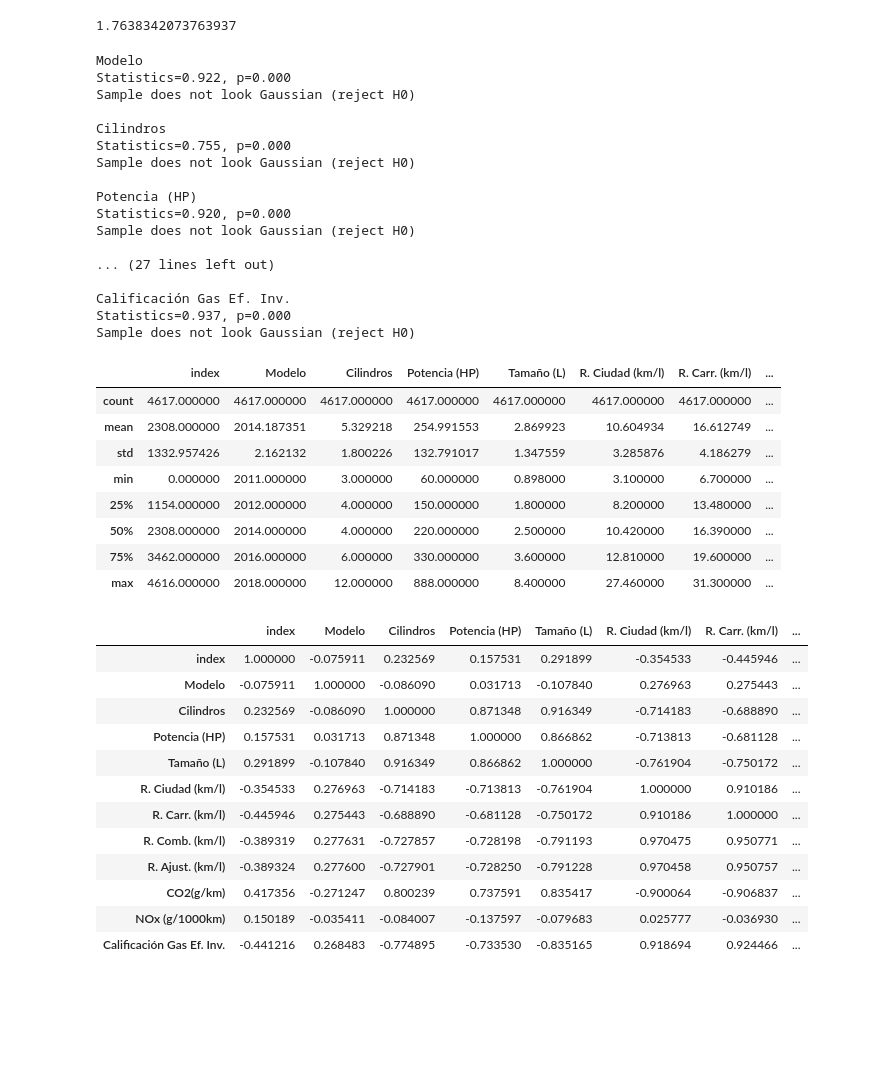
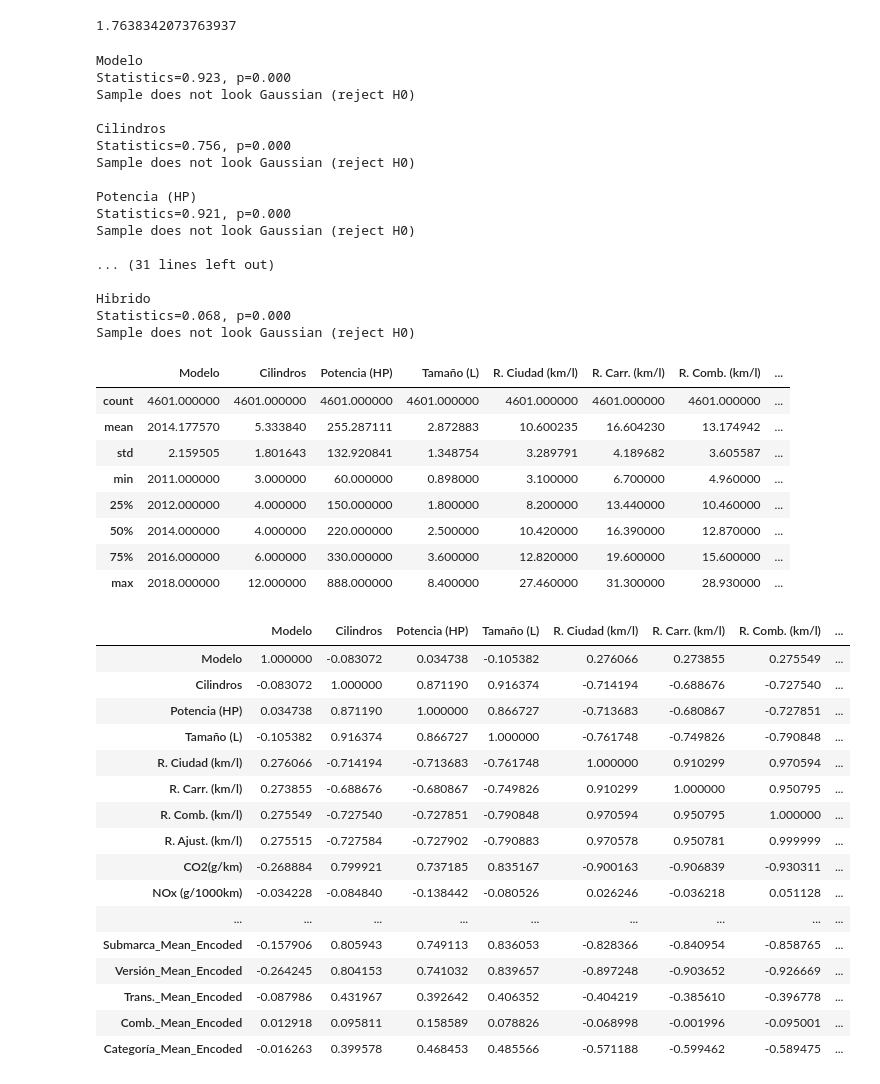
Before and after one commit to luisfelipe100/Aprendizaje_Automatico, a Jupyter notebook: Tareas/Tarea3.ipynb, the cells around one changed output. Saved outputs shown, nothing was run; the diff lists cells and outputs as text; code cells hidden in the pictures; blank space fills up the shorter version.

```diff
--- a/Tareas/Tarea3.ipynb
+++ b/Tareas/Tarea3.ipynb
@@ -96,8 +96,7 @@ import pandas as pd
 import numpy as np
 df = pd.read_csv('datos.csv')
 df_numeric = df.select_dtypes(include=np.number)
-df_num = df_numeric.drop(columns=['index'])
-df_num = df_num.apply(pd.to_numeric)
+df_num = df_numeric.apply(pd.to_numeric)
 
 
 # Shapiro-Wilk Test
@@ -120,21 +119,21 @@ for columna in df_num:
 # Se llega a la conclusión de que ninguna de las variables presenta normalidad, por lo que todas las variables son no paramétricas.
 # %% [output]
 Modelo
-Statistics=0.922, p=0.000
+Statistics=0.923, p=0.000
 Sample does not look Gaussian (reject H0)
 
 Cilindros
-Statistics=0.755, p=0.000
+Statistics=0.756, p=0.000
 Sample does not look Gaussian (reject H0)
 
 Potencia (HP)
-Statistics=0.920, p=0.000
+Statistics=0.921, p=0.000
 Sample does not look Gaussian (reject H0)
 
-... (27 lines left out)
+... (31 lines left out)
 
-Calificación Gas Ef. Inv.
-Statistics=0.937, p=0.000
+Hibrido
+Statistics=0.068, p=0.000
 Sample does not look Gaussian (reject H0)
 # %%
 #############
@@ -142,35 +141,39 @@ Sample does not look Gaussian (reject H0)
 #############
 
 # Calcula estadísticos descriptivos básicos para tus datos.
-
-df.describe()
+df_proc = pd.read_csv('datos_proc2.csv')
+df_proc.describe()
 # %% [output]
-|  | index | Modelo | Cilindros | Potencia (HP) | Tamaño (L) | R. Ciudad (km/l) | R. Carr. (km/l) | ... |
-| count | 4617.000000 | 4617.000000 | 4617.000000 | 4617.000000 | 4617.000000 | 4617.000000 | 4617.000000 | ... |
-| mean | 2308.000000 | 2014.187351 | 5.329218 | 254.991553 | 2.869923 | 10.604934 | 16.612749 | ... |
-| std | 1332.957426 | 2.162132 | 1.800226 | 132.791017 | 1.347559 | 3.285876 | 4.186279 | ... |
-| min | 0.000000 | 2011.000000 | 3.000000 | 60.000000 | 0.898000 | 3.100000 | 6.700000 | ... |
-| 25% | 1154.000000 | 2012.000000 | 4.000000 | 150.000000 | 1.800000 | 8.200000 | 13.480000 | ... |
-| 50% | 2308.000000 | 2014.000000 | 4.000000 | 220.000000 | 2.500000 | 10.420000 | 16.390000 | ... |
-| 75% | 3462.000000 | 2016.000000 | 6.000000 | 330.000000 | 3.600000 | 12.810000 | 19.600000 | ... |
-| max | 4616.000000 | 2018.000000 | 12.000000 | 888.000000 | 8.400000 | 27.460000 | 31.300000 | ... |
+|  | Modelo | Cilindros | Potencia (HP) | Tamaño (L) | R. Ciudad (km/l) | R. Carr. (km/l) | R. Comb. (km/l) | ... |
+| count | 4601.000000 | 4601.000000 | 4601.000000 | 4601.000000 | 4601.000000 | 4601.000000 | 4601.000000 | ... |
+| mean | 2014.177570 | 5.333840 | 255.287111 | 2.872883 | 10.600235 | 16.604230 | 13.174942 | ... |
+| std | 2.159505 | 1.801643 | 132.920841 | 1.348754 | 3.289791 | 4.189682 | 3.605587 | ... |
+| min | 2011.000000 | 3.000000 | 60.000000 | 0.898000 | 3.100000 | 6.700000 | 4.960000 | ... |
+| 25% | 2012.000000 | 4.000000 | 150.000000 | 1.800000 | 8.200000 | 13.440000 | 10.460000 | ... |
+| 50% | 2014.000000 | 4.000000 | 220.000000 | 2.500000 | 10.420000 | 16.390000 | 12.870000 | ... |
+| 75% | 2016.000000 | 6.000000 | 330.000000 | 3.600000 | 12.820000 | 19.600000 | 15.600000 | ... |
+| max | 2018.000000 | 12.000000 | 888.000000 | 8.400000 | 27.460000 | 31.300000 | 28.930000 | ... |
 # %%
 # Haz una matriz de correlación de tus datos y escribe algunas interpretaciones de la misma.
 
 import numpy as np
 
-df_numeric.corr()
+df_proc.corr()
 # %% [output]
-|  | index | Modelo | Cilindros | Potencia (HP) | Tamaño (L) | R. Ciudad (km/l) | R. Carr. (km/l) | ... |
-| index | 1.000000 | -0.075911 | 0.232569 | 0.157531 | 0.291899 | -0.354533 | -0.445946 | ... |
-| Modelo | -0.075911 | 1.000000 | -0.086090 | 0.031713 | -0.107840 | 0.276963 | 0.275443 | ... |
-| Cilindros | 0.232569 | -0.086090 | 1.000000 | 0.871348 | 0.916349 | -0.714183 | -0.688890 | ... |
-| Potencia (HP) | 0.157531 | 0.031713 | 0.871348 | 1.000000 | 0.866862 | -0.713813 | -0.681128 | ... |
-| Tamaño (L) | 0.291899 | -0.107840 | 0.916349 | 0.866862 | 1.000000 | -0.761904 | -0.750172 | ... |
-| R. Ciudad (km/l) | -0.354533 | 0.276963 | -0.714183 | -0.713813 | -0.761904 | 1.000000 | 0.910186 | ... |
-| R. Carr. (km/l) | -0.445946 | 0.275443 | -0.688890 | -0.681128 | -0.750172 | 0.910186 | 1.000000 | ... |
-| R. Comb. (km/l) | -0.389319 | 0.277631 | -0.727857 | -0.728198 | -0.791193 | 0.970475 | 0.950771 | ... |
-| R. Ajust. (km/l) | -0.389324 | 0.277600 | -0.727901 | -0.728250 | -0.791228 | 0.970458 | 0.950757 | ... |
-| CO2(g/km) | 0.417356 | -0.271247 | 0.800239 | 0.737591 | 0.835417 | -0.900064 | -0.906837 | ... |
-| NOx (g/1000km) | 0.150189 | -0.035411 | -0.084007 | -0.137597 | -0.079683 | 0.025777 | -0.036930 | ... |
-| Calificación Gas Ef. Inv. | -0.441216 | 0.268483 | -0.774895 | -0.733530 | -0.835165 | 0.918694 | 0.924466 | ... |
+|  | Modelo | Cilindros | Potencia (HP) | Tamaño (L) | R. Ciudad (km/l) | R. Carr. (km/l) | R. Comb. (km/l) | ... |
+| Modelo | 1.000000 | -0.083072 | 0.034738 | -0.105382 | 0.276066 | 0.273855 | 0.275549 | ... |
+| Cilindros | -0.083072 | 1.000000 | 0.871190 | 0.916374 | -0.714194 | -0.688676 | -0.727540 | ... |
+| Potencia (HP) | 0.034738 | 0.871190 | 1.000000 | 0.866727 | -0.713683 | -0.680867 | -0.727851 | ... |
+| Tamaño (L) | -0.105382 | 0.916374 | 0.866727 | 1.000000 | -0.761748 | -0.749826 | -0.790848 | ... |
+| R. Ciudad (km/l) | 0.276066 | -0.714194 | -0.713683 | -0.761748 | 1.000000 | 0.910299 | 0.970594 | ... |
+| R. Carr. (km/l) | 0.273855 | -0.688676 | -0.680867 | -0.749826 | 0.910299 | 1.000000 | 0.950795 | ... |
+| R. Comb. (km/l) | 0.275549 | -0.727540 | -0.727851 | -0.790848 | 0.970594 | 0.950795 | 1.000000 | ... |
+| R. Ajust. (km/l) | 0.275515 | -0.727584 | -0.727902 | -0.790883 | 0.970578 | 0.950781 | 0.999999 | ... |
+| CO2(g/km) | -0.268884 | 0.799921 | 0.737185 | 0.835167 | -0.900163 | -0.906839 | -0.930311 | ... |
+| NOx (g/1000km) | -0.034228 | -0.084840 | -0.138442 | -0.080526 | 0.026246 | -0.036218 | 0.051128 | ... |
+| ... | ... | ... | ... | ... | ... | ... | ... | ... |
+| Submarca_Mean_Encoded | -0.157906 | 0.805943 | 0.749113 | 0.836053 | -0.828366 | -0.840954 | -0.858765 | ... |
+| Versión_Mean_Encoded | -0.264245 | 0.804153 | 0.741032 | 0.839657 | -0.897248 | -0.903652 | -0.926669 | ... |
+| Trans._Mean_Encoded | -0.087986 | 0.431967 | 0.392642 | 0.406352 | -0.404219 | -0.385610 | -0.396778 | ... |
+| Comb._Mean_Encoded | 0.012918 | 0.095811 | 0.158589 | 0.078826 | -0.068998 | -0.001996 | -0.095001 | ... |
+| Categoría_Mean_Encoded | -0.016263 | 0.399578 | 0.468453 | 0.485566 | -0.571188 | -0.599462 | -0.589475 | ... |
```
Also changed, not shown: parts of 4 cells of this notebook, 13 other files.
